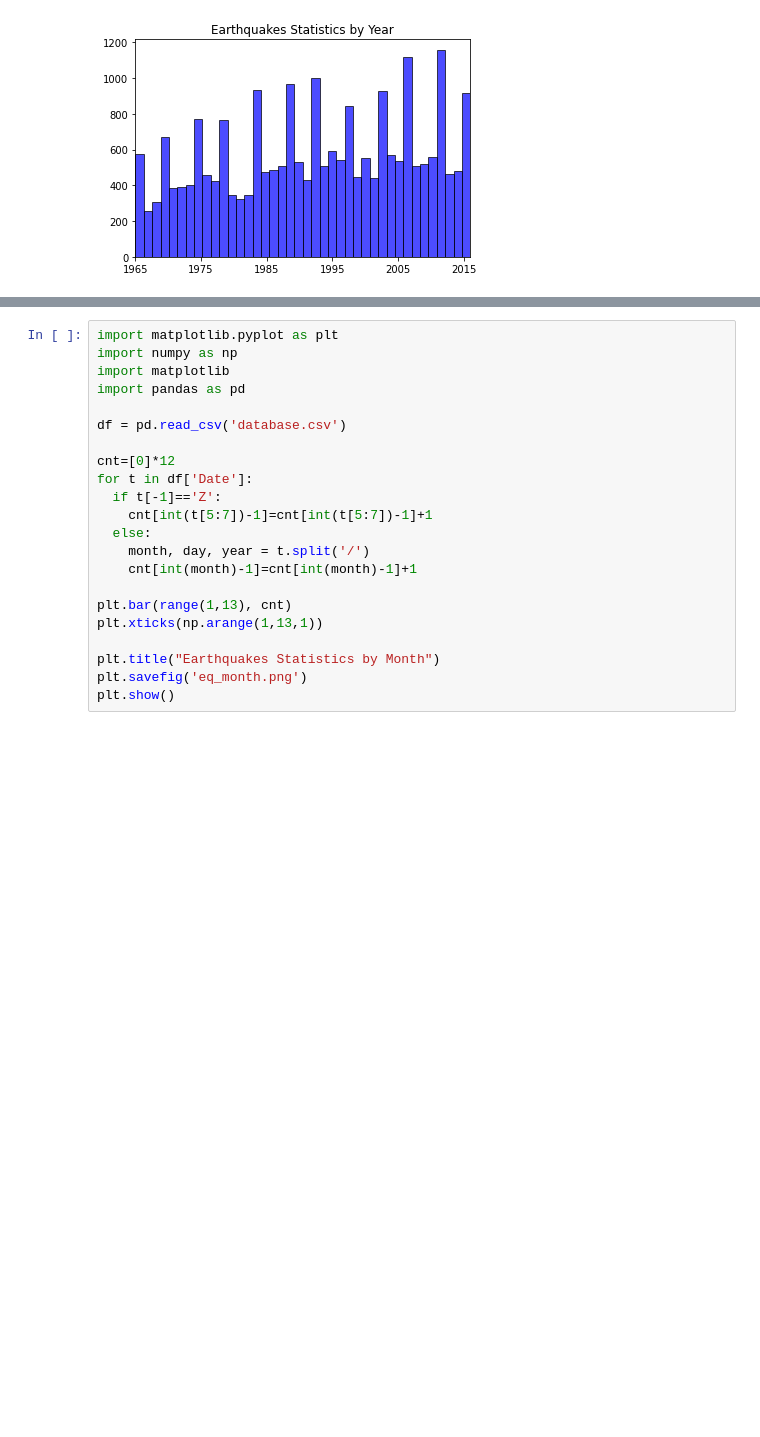
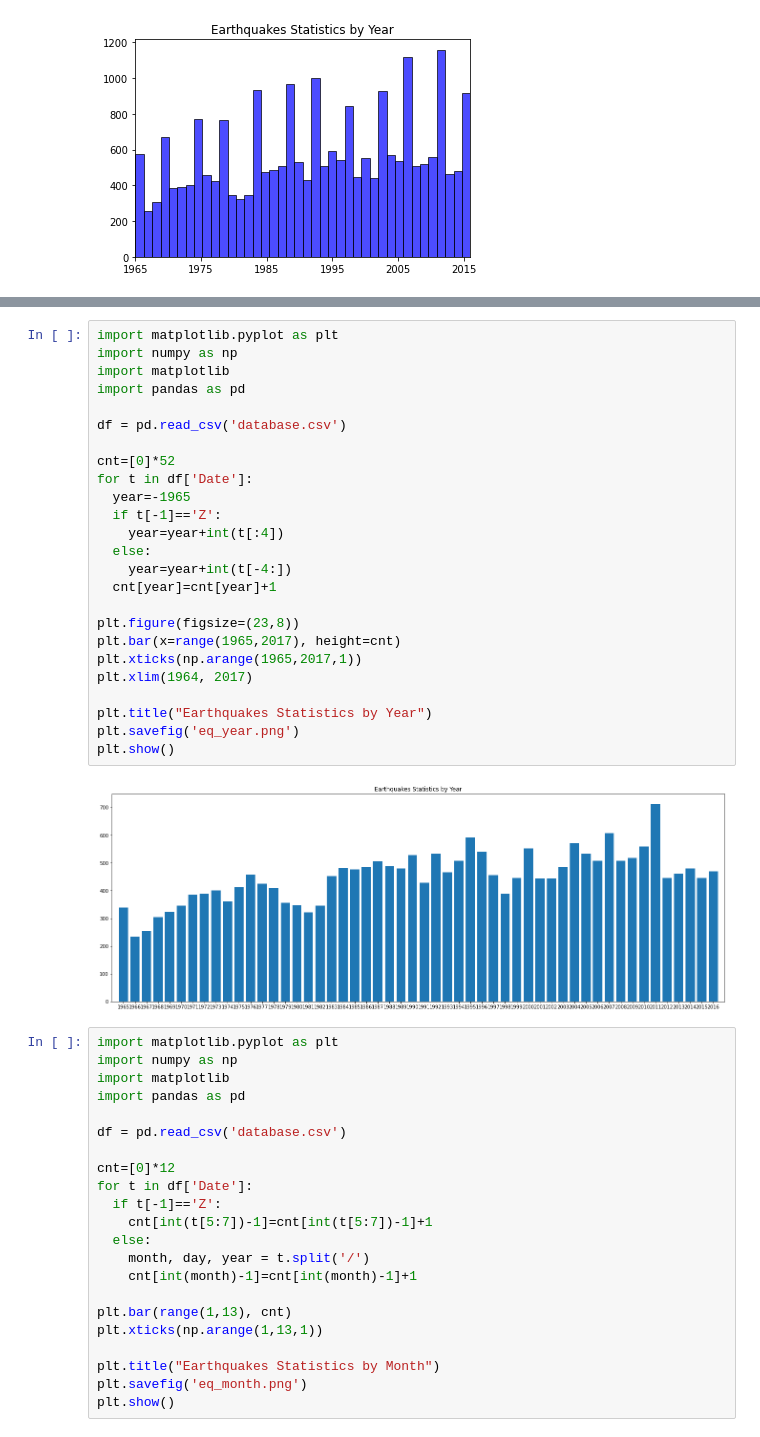
Before and after one commit to SeanLi-OI/Earthquake-Statistics, a Jupyter notebook: Earthquakes.ipynb, the cells around one changed output, grey strips where cells are left out. Cells and saved outputs as stored; diff of their text form; blank space fills up the shorter version.

```diff
--- a/Earthquakes.ipynb
+++ b/Earthquakes.ipynb
@@ -99,3 +163,30 @@ plt.show()
+# %%
+import matplotlib.pyplot as plt
+import numpy as np
+import matplotlib
+import pandas as pd
+
+df = pd.read_csv('database.csv')
+
+cnt=[0]*52
+for t in df['Date']:
+  year=-1965
+  if t[-1]=='Z':
+    year=year+int(t[:4])
+  else:
+    year=year+int(t[-4:])
+  cnt[year]=cnt[year]+1
+
+plt.figure(figsize=(23,8))
+plt.bar(x=range(1965,2017), height=cnt)
+plt.xticks(np.arange(1965,2017,1))
+plt.xlim(1964, 2017)
+
+plt.title("Earthquakes Statistics by Year")
+plt.savefig('eq_year.png')
+plt.show()
+# %% [output]
+[figure, added]
 # %%
 import matplotlib.pyplot as plt
 import numpy as np
```
Also changed, not shown: parts of 6 cells of this notebook.
